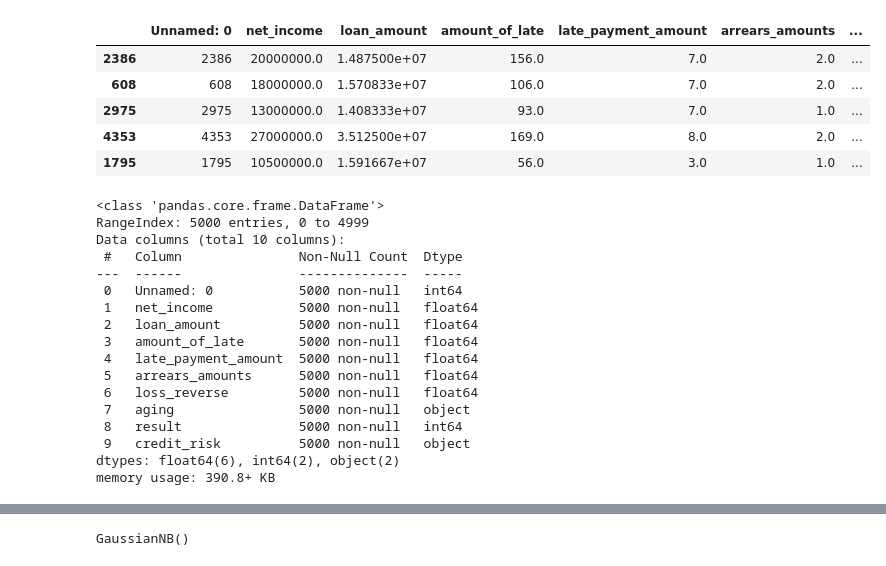
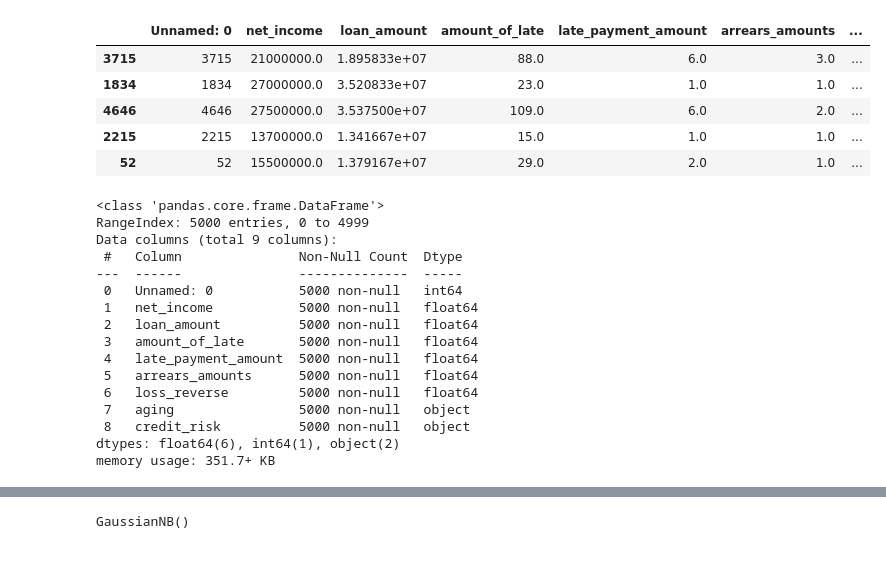
Before and after one commit to dhonihanif/AI_Collection_and_Loss_Reverse_Forecast, a Jupyter notebook: modelling/nasabah/classification/classification.ipynb, the cells around one changed output, grey strips where cells are left out. Saved outputs shown, nothing was run; the diff lists cells and outputs as text; code cells hidden in the pictures.

```diff
--- a/modelling/nasabah/classification/classification.ipynb
+++ b/modelling/nasabah/classification/classification.ipynb
@@ -9,21 +9,21 @@ from sklearn.preprocessing import RobustScaler
 from sklearn.naive_bayes import GaussianNB
 from sklearn.metrics import confusion_matrix, classification_report, roc_auc_score, roc_curve
 # %%
-df = pd.read_csv(r"C:\Users\DHONI HANIF\OneDrive\Documents\AI Collection and Loss Reverse Forecast\modelling\nasabah\clustering\data\data_for_classification.csv")
+df = pd.read_csv(r"C:\Users\DHONI HANIF\OneDrive\Documents\AI_Collection_and_Loss_Reverse_Forecast\modelling\nasabah\clustering\data\data_for_classification.csv")
 df.sample(5)
 # %% [output]
 |  | Unnamed: 0 | net_income | loan_amount | amount_of_late | late_payment_amount | arrears_amounts | ... |
-| 2386 | 2386 | 20000000.0 | 1.487500e+07 | 156.0 | 7.0 | 2.0 | ... |
-| 608 | 608 | 18000000.0 | 1.570833e+07 | 106.0 | 7.0 | 2.0 | ... |
-| 2975 | 2975 | 13000000.0 | 1.408333e+07 | 93.0 | 7.0 | 1.0 | ... |
-| 4353 | 4353 | 27000000.0 | 3.512500e+07 | 169.0 | 8.0 | 2.0 | ... |
-| 1795 | 1795 | 10500000.0 | 1.591667e+07 | 56.0 | 3.0 | 1.0 | ... |
+| 3715 | 3715 | 21000000.0 | 1.895833e+07 | 88.0 | 6.0 | 3.0 | ... |
+| 1834 | 1834 | 27000000.0 | 3.520833e+07 | 23.0 | 1.0 | 1.0 | ... |
+| 4646 | 4646 | 27500000.0 | 3.537500e+07 | 109.0 | 6.0 | 2.0 | ... |
+| 2215 | 2215 | 13700000.0 | 1.341667e+07 | 15.0 | 1.0 | 1.0 | ... |
+| 52 | 52 | 15500000.0 | 1.379167e+07 | 29.0 | 2.0 | 1.0 | ... |
 # %%
 df.info()
 # %% [output]
 <class 'pandas.core.frame.DataFrame'>
 RangeIndex: 5000 entries, 0 to 4999
-Data columns (total 10 columns):
+Data columns (total 9 columns):
  #   Column               Non-Null Count  Dtype
 ---  ------               --------------  -----
  0   Unnamed: 0           5000 non-null   int64
@@ -34,10 +34,9 @@ Data columns (total 10 columns):
  5   arrears_amounts      5000 non-null   float64
  6   loss_reverse         5000 non-null   float64
  7   aging                5000 non-null   object
- 8   result               5000 non-null   int64
- 9   credit_risk          5000 non-null   object
-dtypes: float64(6), int64(2), object(2)
-memory usage: 390.8+ KB
+ 8   credit_risk          5000 non-null   object
+dtypes: float64(6), int64(1), object(2)
+memory usage: 351.7+ KB
 # %%
 for i in df.columns:
     if df[i].dtype == "object":
```
Also changed, not shown: parts of 5 cells of this notebook, 24 other files.
